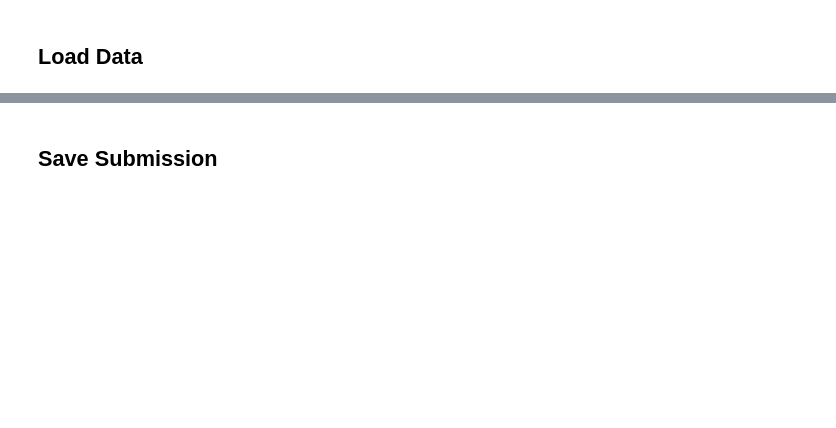
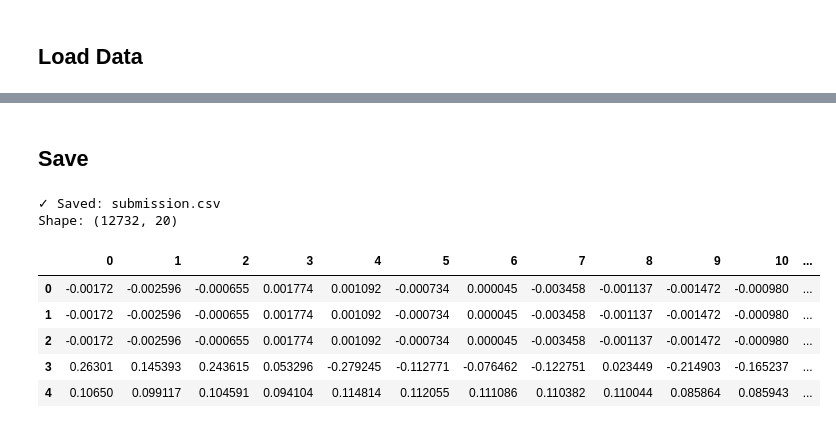
Before and after one commit to vivek-1910/AFML_KAAGLE, a Jupyter notebook: 44_XLR8_part1.ipynb, the cells around one changed output, grey strips where cells are left out. Drawn from its saved outputs; the diff is of its cells as text; code cells hidden in the pictures; blank space fills up the shorter version.

```diff
--- a/44_XLR8_part1.ipynb
+++ b/44_XLR8_part1.ipynb
@@ -132,14 +105,20 @@ print(f"Parameters: {sum(p.numel() for p in model.parameters())}")
 # %%
-BATCH_SIZE = 256
+BATCH_SIZE = 2048
 NUM_EPOCHS = 100
-LEARNING_RATE = 0.001
+LR = 0.0005
 
-train_dataset = TensorDataset(X_train_tensor, y_train_tensor)
-train_loader = DataLoader(train_dataset, batch_size=BATCH_SIZE, shuffle=True)
+train_loader = DataLoader(
+    TensorDataset(X_train_t, y_train_t),
+    batch_size=BATCH_SIZE, shuffle=True, drop_last=True
+)
 
-val_dataset = TensorDataset(X_val_tensor, y_val_tensor)
-val_loader = DataLoader(val_dataset, batch_size=BATCH_SIZE, shuffle=False)
+val_loader = DataLoader(
+    TensorDataset(X_val_t, y_val_t),
+    batch_size=BATCH_SIZE, shuffle=False
+)
 
 criterion = nn.MSELoss()
-optimizer = optim.AdamW(model.parameters(), lr=LEARNING_RATE, weight_decay=1e-4)
-scheduler = optim.lr_scheduler.CosineAnnealingLR(optimizer, T_max=NUM_EPOCHS)
+optimizer = optim.Adam(model.parameters(), lr=LR)
+scheduler = optim.lr_scheduler.ReduceLROnPlateau(optimizer, mode='min', factor=0.5, patience=10)
+
+print(f"Batches/epoch: {len(train_loader)}")
@@ -225,0 +202,12 @@ print(f"{'='*60}")
+# %%
+model.load_state_dict(torch.load('best.pth'))
+model.eval()
+
+with torch.no_grad():
+    test_t_device = test_t.to(device)
+    X_val_t_device = X_val_t.to(device)
+
+    test_pred = model(test_t_device).cpu().numpy()
+    val_pred = model(X_val_t_device).cpu().numpy()
+
+print("✓ Predictions done (no scaling issues!)")
@@ -226,9 +246,18 @@ print(f"{'='*60}")
 # %% [markdown]
-## Save Submission
+## Save
 # %%
-submission_df = pd.DataFrame(predictions)
-submission_df.to_csv('submission.csv', index=False)
-print("✓ Saved: submission.csv")
-print(f"Shape: {submission_df.shape}")
-submission_df.head()
+submission = pd.DataFrame(test_pred)
+submission.to_csv('submission.csv', index=False)
+print("\n✓ Saved: submission.csv")
+print(f"Shape: {submission.shape}")
+submission.head()
+# %% [output]
+✓ Saved: submission.csv
+Shape: (12732, 20)
+|  | 0 | 1 | 2 | 3 | 4 | 5 | 6 | 7 | 8 | 9 | 10 | ... |
+| 0 | -0.00172 | -0.002596 | -0.000655 | 0.001774 | 0.001092 | -0.000734 | 0.000045 | -0.003458 | -0.001137 | -0.001472 | -0.000980 | ... |
+| 1 | -0.00172 | -0.002596 | -0.000655 | 0.001774 | 0.001092 | -0.000734 | 0.000045 | -0.003458 | -0.001137 | -0.001472 | -0.000980 | ... |
+| 2 | -0.00172 | -0.002596 | -0.000655 | 0.001774 | 0.001092 | -0.000734 | 0.000045 | -0.003458 | -0.001137 | -0.001472 | -0.000980 | ... |
+| 3 | 0.26301 | 0.145393 | 0.243615 | 0.053296 | -0.279245 | -0.112771 | -0.076462 | -0.122751 | 0.023449 | -0.214903 | -0.165237 | ... |
+| 4 | 0.10650 | 0.099117 | 0.104591 | 0.094104 | 0.114814 | 0.112055 | 0.111086 | 0.110382 | 0.110044 | 0.085864 | 0.085943 | ... |
 # %% [markdown]
```
Also changed, not shown: parts of 27 cells of this notebook, 3 other files.
